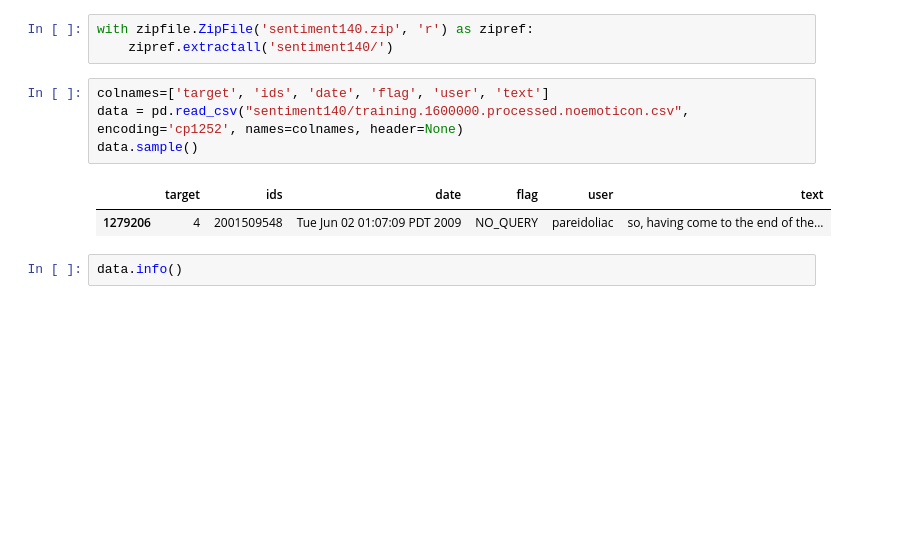
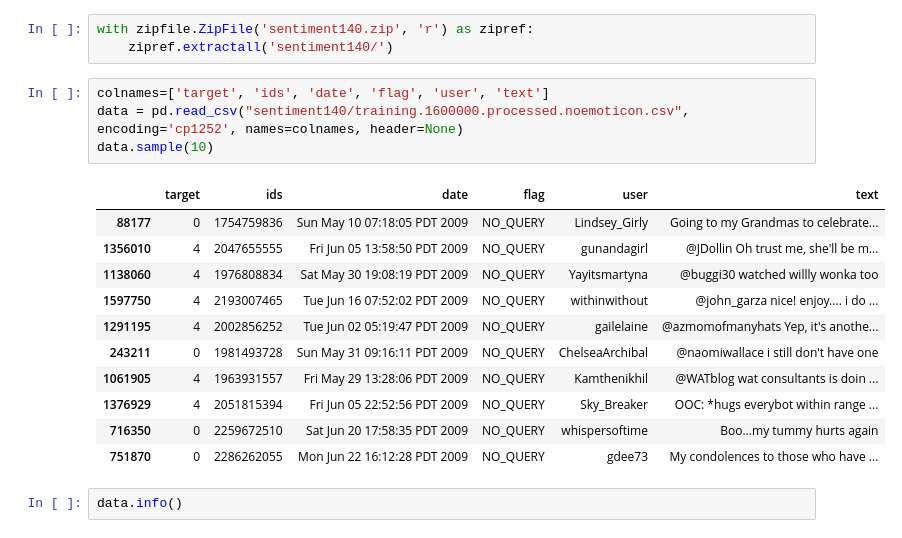
Before and after one commit to sad-bkt/sentiment_classification, a Jupyter notebook: sentiment_classification.ipynb, the cells around one changed output. Saved outputs shown, nothing was run; the diff lists cells and outputs as text; blank space fills up the shorter version.

```diff
--- a/sentiment_classification.ipynb
+++ b/sentiment_classification.ipynb
@@ -50,10 +54,19 @@ with zipfile.ZipFile('sentiment140.zip', 'r') as zipref:
 # %%
 colnames=['target', 'ids', 'date', 'flag', 'user', 'text']
 data = pd.read_csv("sentiment140/training.1600000.processed.noemoticon.csv", encoding='cp1252', names=colnames, header=None)
-data.sample()
+data.sample(10)
 # %% [output]
 |  | target | ids | date | flag | user | text |
-| 1279206 | 4 | 2001509548 | Tue Jun 02 01:07:09 PDT 2009 | NO_QUERY | pareidoliac | so, having come to the end of the... |
+| 88177 | 0 | 1754759836 | Sun May 10 07:18:05 PDT 2009 | NO_QUERY | Lindsey_Girly | Going to my Grandmas to celebrate... |
+| 1356010 | 4 | 2047655555 | Fri Jun 05 13:58:50 PDT 2009 | NO_QUERY | gunandagirl | @JDollin Oh trust me, she'll be m... |
+| 1138060 | 4 | 1976808834 | Sat May 30 19:08:19 PDT 2009 | NO_QUERY | Yayitsmartyna | @buggi30 watched willly wonka too |
+| 1597750 | 4 | 2193007465 | Tue Jun 16 07:52:02 PDT 2009 | NO_QUERY | withinwithout | @john_garza nice! enjoy.... i do ... |
+| 1291195 | 4 | 2002856252 | Tue Jun 02 05:19:47 PDT 2009 | NO_QUERY | gailelaine | @azmomofmanyhats Yep, it's anothe... |
+| 243211 | 0 | 1981493728 | Sun May 31 09:16:11 PDT 2009 | NO_QUERY | ChelseaArchibal | @naomiwallace i still don't have one |
+| 1061905 | 4 | 1963931557 | Fri May 29 13:28:06 PDT 2009 | NO_QUERY | Kamthenikhil | @WATblog wat consultants is doin ... |
+| 1376929 | 4 | 2051815394 | Fri Jun 05 22:52:56 PDT 2009 | NO_QUERY | Sky_Breaker | OOC: *hugs everybot within range ... |
+| 716350 | 0 | 2259672510 | Sat Jun 20 17:58:35 PDT 2009 | NO_QUERY | whispersoftime | Boo...my tummy hurts again |
+| 751870 | 0 | 2286262055 | Mon Jun 22 16:12:28 PDT 2009 | NO_QUERY | gdee73 | My condolences to those who have ... |
 # %%
 data.info()
 # %% [output]
```
Also changed, not shown: parts of 13 cells of this notebook, 2 other files.
